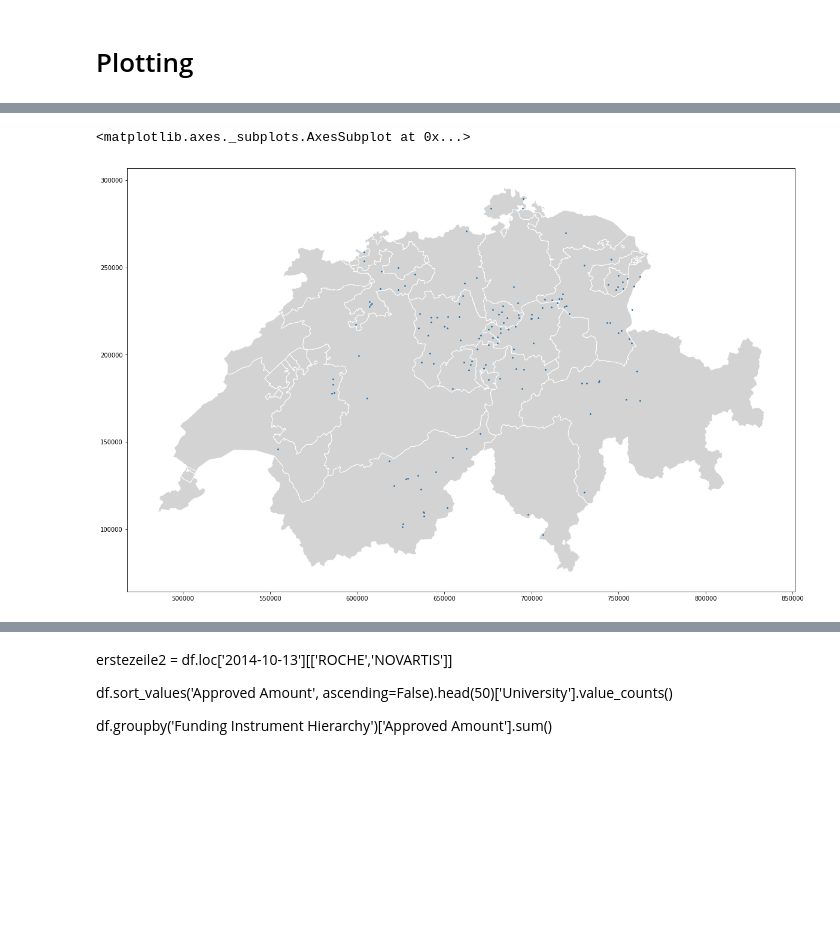
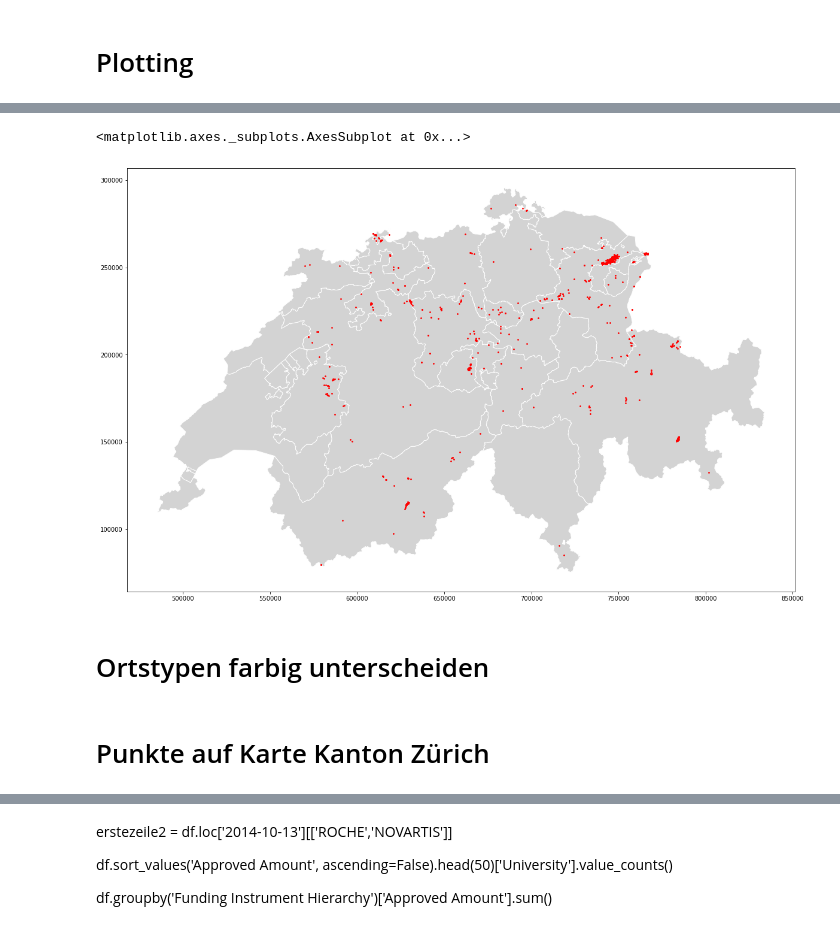
Before and after one commit to katrinnidzwetzki/cas-ddj-abschlussarbeit, a Jupyter notebook: 04_ortsnamen_heiligennamen.ipynb, the cells around one changed output, grey strips where cells are left out. Cells and saved outputs as stored; diff of their text form; code cells hidden in the pictures; blank space fills up the shorter version.

```diff
--- a/04_ortsnamen_heiligennamen.ipynb
+++ b/04_ortsnamen_heiligennamen.ipynb
@@ -150,3 +166,5 @@ gdf_heilge[gdf_heilge['NAME'].str.contains("Kloster")]
 # str.find()
 # %% [markdown]
 # Plotting
+# %%
+sankt = gdf[gdf['NAME'].str.contains("St. ")]
@@ -159,6 +187,10 @@ gdf_heilge = gdf_heilge.to_crs({'init': 'epsg:21781'})
+# %%
+#gdf_heilige1 = gdf_heilige1.to_crs({'init': 'epsg:21781'})
+#gdf = gdf.to_crs({'init': 'epsg:21781'})
+sankt = sankt.to_crs({'init': 'epsg:21781'})
 # %%
 ax = gdf_kantone.plot(figsize=(20,15), color='lightgrey', edgecolor='white')
-gdf_heilge.plot(markersize=3, ax=ax)
+sankt.plot(markersize=3, color='red', ax=ax)
 # %% [output]
 <matplotlib.axes._subplots.AxesSubplot at 0x...>
-[figure, old version]
+[figure, new version]
@@ -166,0 +197,2 @@ gdf_spaltenliste[gdf_spaltenliste['NAME'].str.contains("St. ")]
+# %% [markdown]
+# Ortstypen farbig unterscheiden
@@ -166,0 +230,2 @@ gdf_spaltenliste[gdf_spaltenliste['NAME'].str.contains("St. ")]
+# %% [markdown]
+# Punkte auf Karte Kanton Zürich
```
Also changed, not shown: parts of 31 cells of this notebook, 1 other file.
